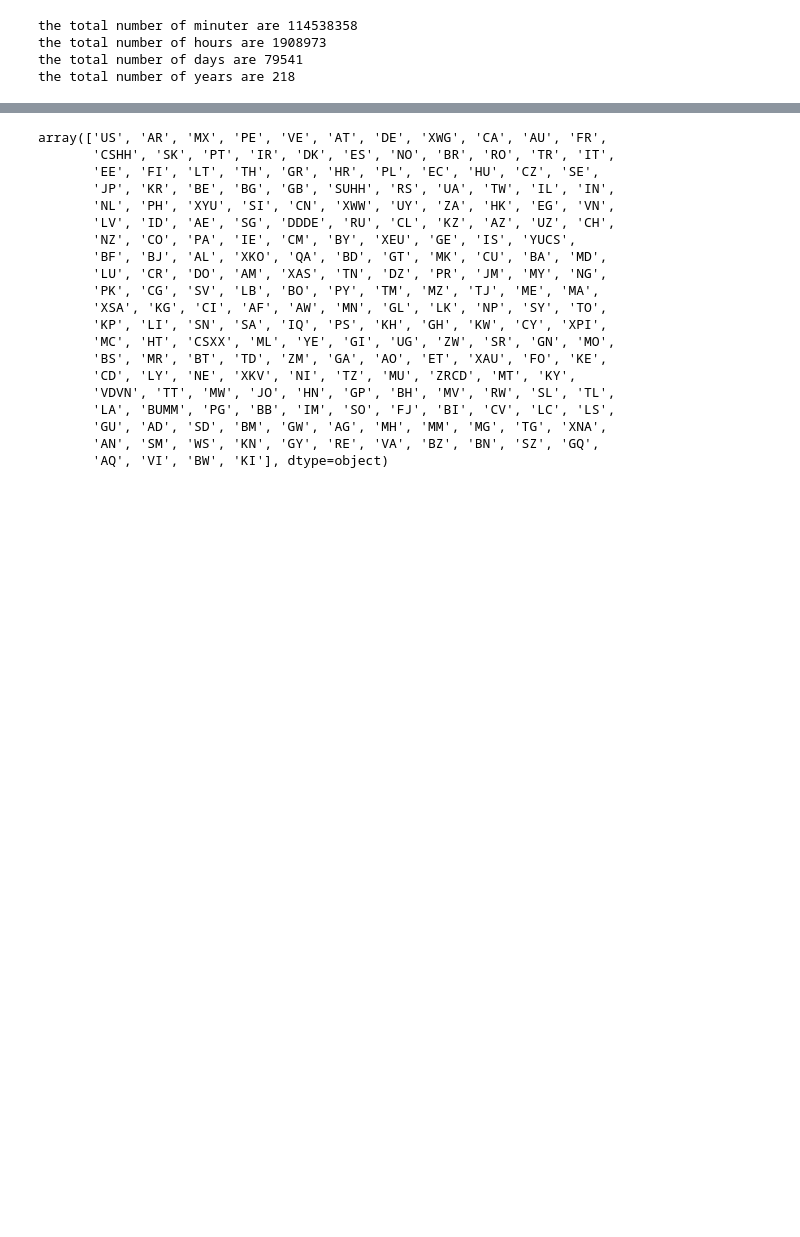
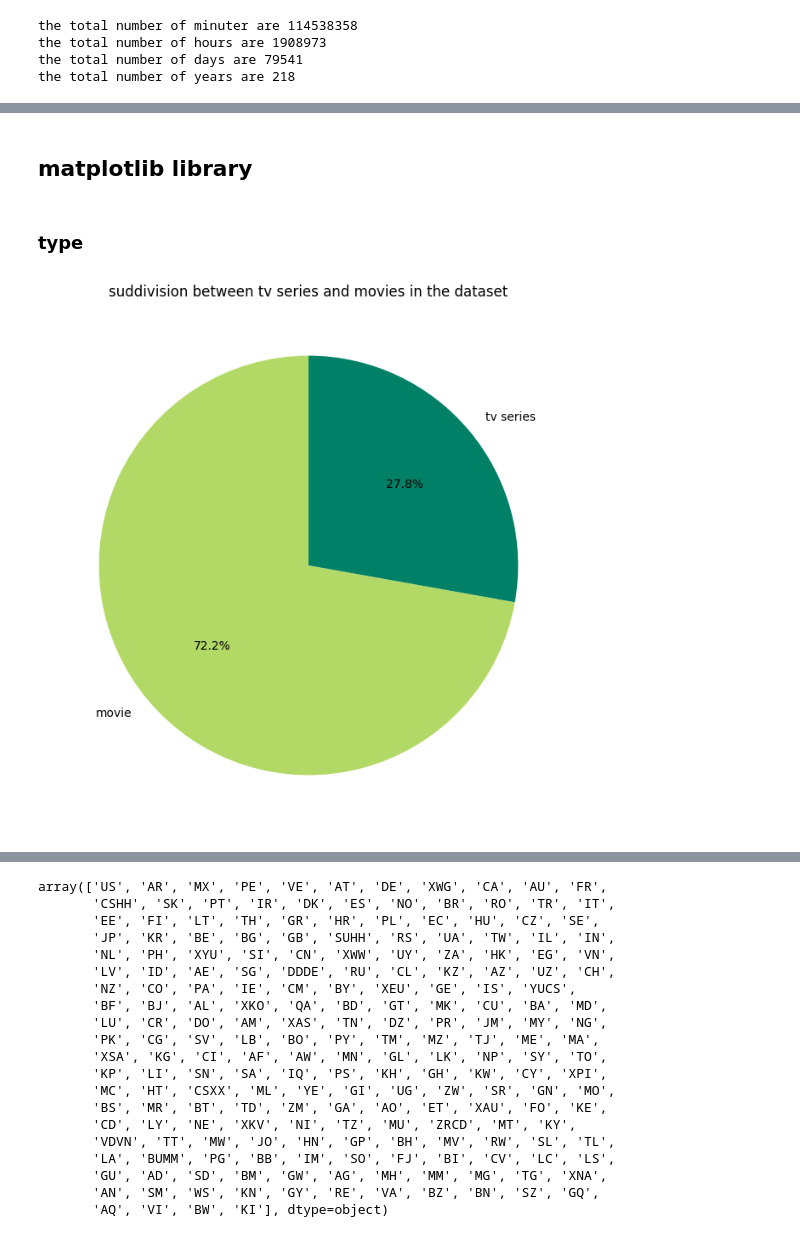
Before and after one commit to depa-tto/Python-project-exam, a Jupyter notebook: Py_project_DePatto.ipynb, the cells around one changed output, grey strips where cells are left out. Drawn from its saved outputs; the diff is of its cells as text; code cells hidden in the pictures; blank space fills up the shorter version.

```diff
--- a/Py_project_DePatto.ipynb
+++ b/Py_project_DePatto.ipynb
@@ -86,0 +100,16 @@ the total number of years are 218
+# %% [markdown]
+## matplotlib library
+# %% [markdown]
+### type
+# %%
+type_counts = Counter(game_set['type'])
+
+categories = list(type_counts.keys())
+frequencies = list(type_counts.values())
+
+plt.figure(figsize=(8,8))
+plt.pie(frequencies, labels=categories, colors=['#B2D966', '#008066'], autopct='%1.1f%%', startangle=90)
+plt.title("suddivision between tv series and movies in the dataset")
+plt.show()
+# %% [output]
+[figure, added]
```
Also changed, not shown: parts of 28 cells of this notebook, 1 other file.
